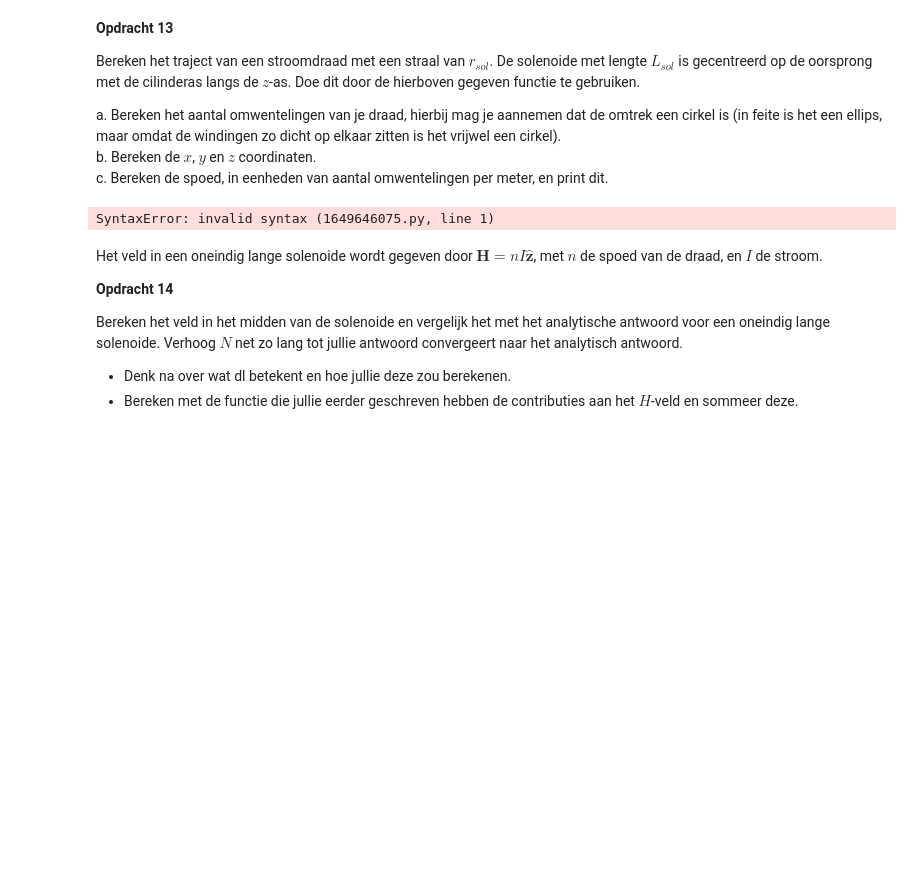
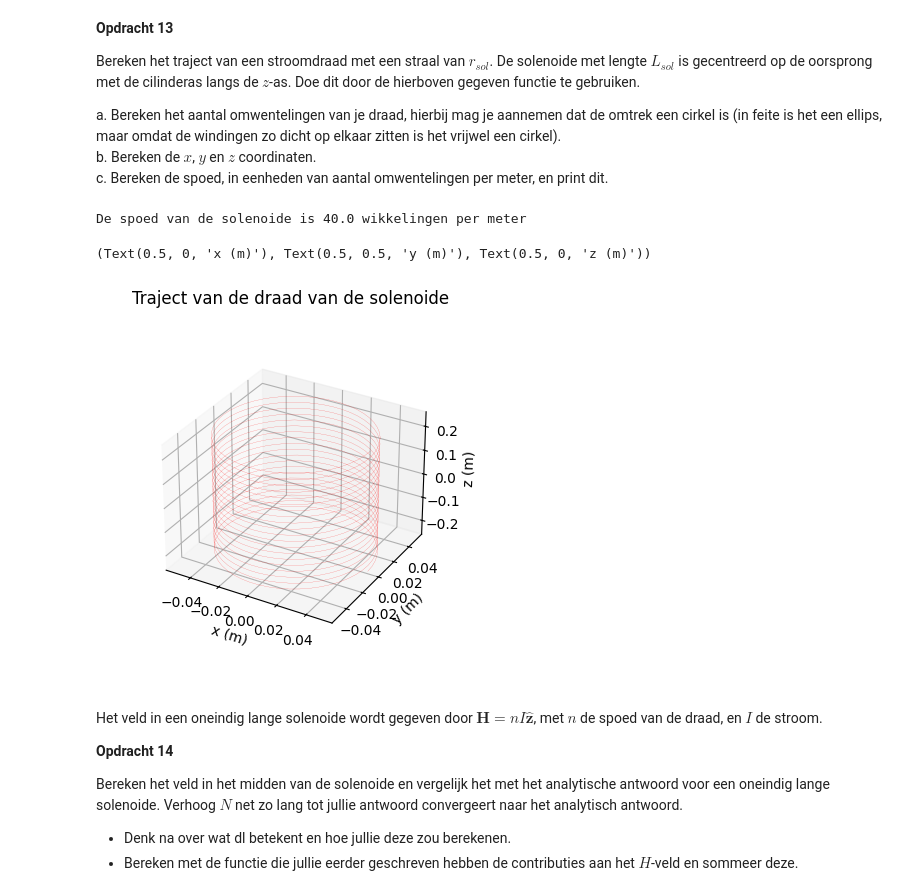
Before and after one commit to batu31415/opdrachten-DEF-D, a Jupyter notebook: KrachtactuatorOpdracht.ipynb, the cells around one changed output. Cells and saved outputs as stored; diff of their text form; code cells hidden in the pictures; blank space fills up the shorter version.

```diff
--- a/KrachtactuatorOpdracht.ipynb
+++ b/KrachtactuatorOpdracht.ipynb
@@ -510,19 +510,34 @@ a. Bereken het aantal omwentelingen van je draad, hierbij mag je aannemen dat de
 b. Bereken de $x$, $y$ en $z$ coordinaten.\
 c. Bereken de spoed, in eenheden van aantal omwentelingen per meter, en print dit.
 # %%
-l_draad = # Lengte draad
-r_sol = # Straal solenoide
-L_sol = # Lengte solenoide
-N = # Aantal wikkeling
+#a
+l_draad = 1# Lengte draad
+r_sol = 0.05 #Straal solenoide
+L_sol = 0.5# Lengte solenoide
+N = 1000 # 1Aantal wikkeling
+aantal_omwentelingen =20
+
+#b
+x, y, z = parametrisatie(N, r_sol, aantal_omwentelingen, L_sol)
+
+
+#c
+def spoed(aantal_omwentelingen, L_sol):
+    n = aantal_omwentelingen / L_sol
+    return n
+spoed = spoed(aantal_omwentelingen, L_sol)
+print('De spoed van de solenoide is ' + str(spoed) + ' wikkelingen per meter')
 
 # Enkele plots
 ax=plt.figure().add_subplot(projection='3d')
 plt.title('Traject van de draad van de solenoide')
 plt.plot(x, y, z, '-r', linewidth=0.1)
 ax.set_box_aspect(aspect=None, zoom=0.8)
 ax.set_xlabel('x (m)'), ax.set_ylabel('y (m)'), ax.set_zlabel('z (m)')
 # %% [output]
-SyntaxError: invalid syntax (1649646075.py, line 1)
+De spoed van de solenoide is 40.0 wikkelingen per meter
+(Text(0.5, 0, 'x (m)'), Text(0.5, 0.5, 'y (m)'), Text(0.5, 0, 'z (m)'))
+[figure, added]
 # %% [markdown]
 Het veld in een oneindig lange solenoide wordt gegeven door $\mathbf{H} = n I \hat{\mathbf{z}}$, met $n$ de spoed van de draad, en $I$ de stroom.
 
```
Also changed, not shown: parts of 6 cells of this notebook.
